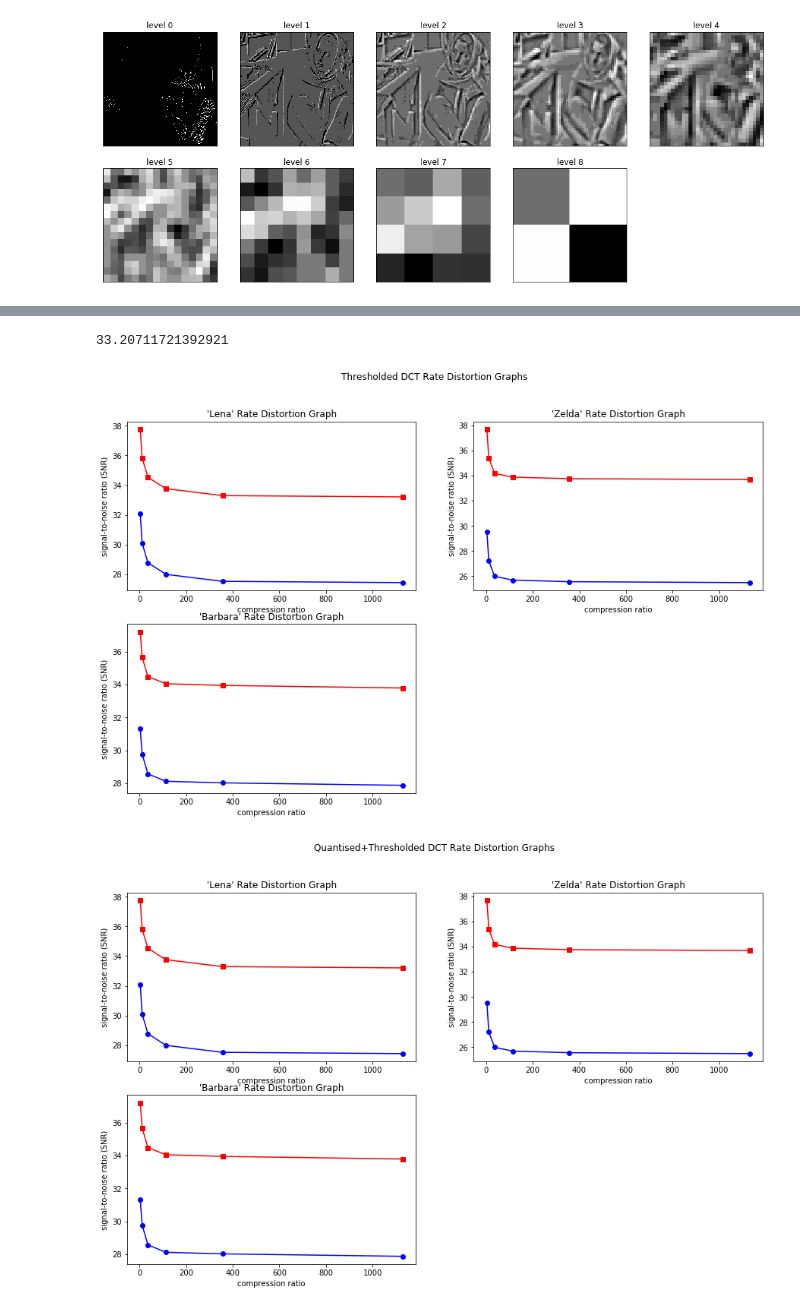
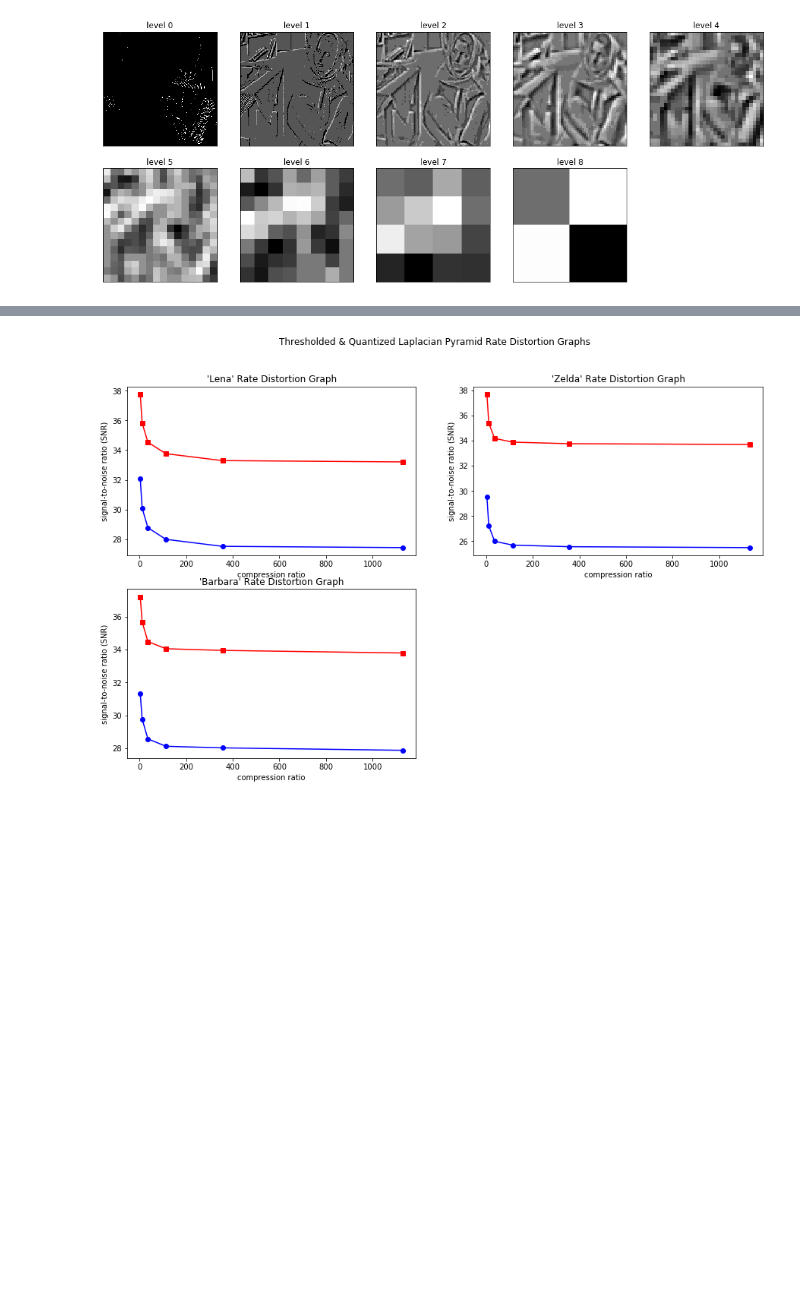
Before and after one commit to callummarvell/ImVid-Analysis, a Jupyter notebook: Task1(refined).ipynb, the cells around one changed output, grey strips where cells are left out. Cells and saved outputs as stored; diff of their text form; code cells hidden in the pictures; blank space fills up the shorter version.

```diff
--- a/Task1(refined).ipynb
+++ b/Task1(refined).ipynb
@@ -594,12 +617,2 @@ vals: [-17.31818022029297, -17.270457803130686, -17.222735385968406, -17.1750129
 [figure]
 [figure]
-# %%
-new_comb=[]
-for level in range(len(quant_lap)):
-    print(level)
-    new_comb.append(gauss[level] + quant_lap[level])
-
-for nc in new_comb:
-    print(nc.shape)
-    plt.imshow(nc,cmap='gray')
-    plt.show()
@@ -673,8 +663,11 @@ A (512, 512)
 B (512, 512)
 [figure]
 # %%
-def antiPyramid(level, gs, laps, filt=smol):
-    new_im = gs[level]
+#takes a starting level, gaussian image, laplacian pyramid and gaussian filter
+#uses repeated expansions to recreate/reconstruct the original imge from highly compressed laplacian pyramid
+#and a much smaller subsampled version of the original image
+def antiPyramid(level, g, laps, filt=smol):
+    new_im = g
     for i in range(level-1,-1,-1):
         new_im = laps[i] + expand(new_im,filt)
     return new_im
@@ -747,13 +739,10 @@ lqims = []
 zqims = []
 bqims = []
 
-plt.imshow(antiPyramid(5,gausses[2],qlaps[2]))
-plt.show()
-
 for i in range(0,7):
-    ltims.append(antiPyramid(i,gausses[0],tlaps[0]))
-    ztims.append(antiPyramid(i,gausses[1],tlaps[1]))
-    btims.append(antiPyramid(i,gausses[2],tlaps[2]))
-    lqims.append(antiPyramid(i,gausses[0],qlaps[0]))
-    zqims.append(antiPyramid(i,gausses[1],qlaps[1]))
-    bqims.append(antiPyramid(i,gausses[2],qlaps[2]))
+    ltims.append(antiPyramid(i,gausses[0][i],tlaps[0]))
+    ztims.append(antiPyramid(i,gausses[1][i],tlaps[1]))
+    btims.append(antiPyramid(i,gausses[2][i],tlaps[2]))
+    lqims.append(antiPyramid(i,gausses[0][i],qlaps[0]))
+    zqims.append(antiPyramid(i,gausses[1][i],qlaps[1]))
+    bqims.append(antiPyramid(i,gausses[2][i],qlaps[2]))
@@ -807,27 +776,14 @@ control psnr: 0.0  compression ratio: 1.0  bits after compression: 2097152.0
 # %%
-ts = [tl,tz,tb]
-print(ts[0][3][6])
 qs = [ql,qz,qb]
 titles = ["'Lena' Rate Distortion Graph","'Zelda' Rate Distortion Graph","'Barbara' Rate Distortion Graph"]
 fig = plt.figure(figsize=(15, 9))
 for i in range(3):
     plt.subplot(2,2,(i+1))
     plt.plot(ts[i][0][1:], ts[i][1][1:], 'bo-',ts[i][2][1:], ts[i][3][1:], 'rs-')
     plt.title(titles[i])
     plt.xlabel('compression ratio')
     plt.ylabel('signal-to-noise ratio (SNR)')
-fig.suptitle('Thresholded DCT Rate Distortion Graphs')
+fig.suptitle('Thresholded & Quantized Laplacian Pyramid Rate Distortion Graphs')
 plt.show()
-fig = plt.figure(figsize=(15, 9))
-for i in range(3):
-    plt.subplot(2,2,(i+1))
-    plt.plot(ts[i][0][1:], ts[i][1][1:], 'bo-',ts[i][2][1:], ts[i][3][1:], 'rs-')
-    plt.title(titles[i])
-    plt.xlabel('compression ratio')
-    plt.ylabel('signal-to-noise ratio (SNR)')
-fig.suptitle('Quantised+Thresholded DCT Rate Distortion Graphs')
-plt.show()
 # %% [output]
-33.20711721392921
-[figure, old version]
+[figure, new version]
-[figure, removed]
```
Also changed, not shown: parts of 56 cells of this notebook, 12 other files.
